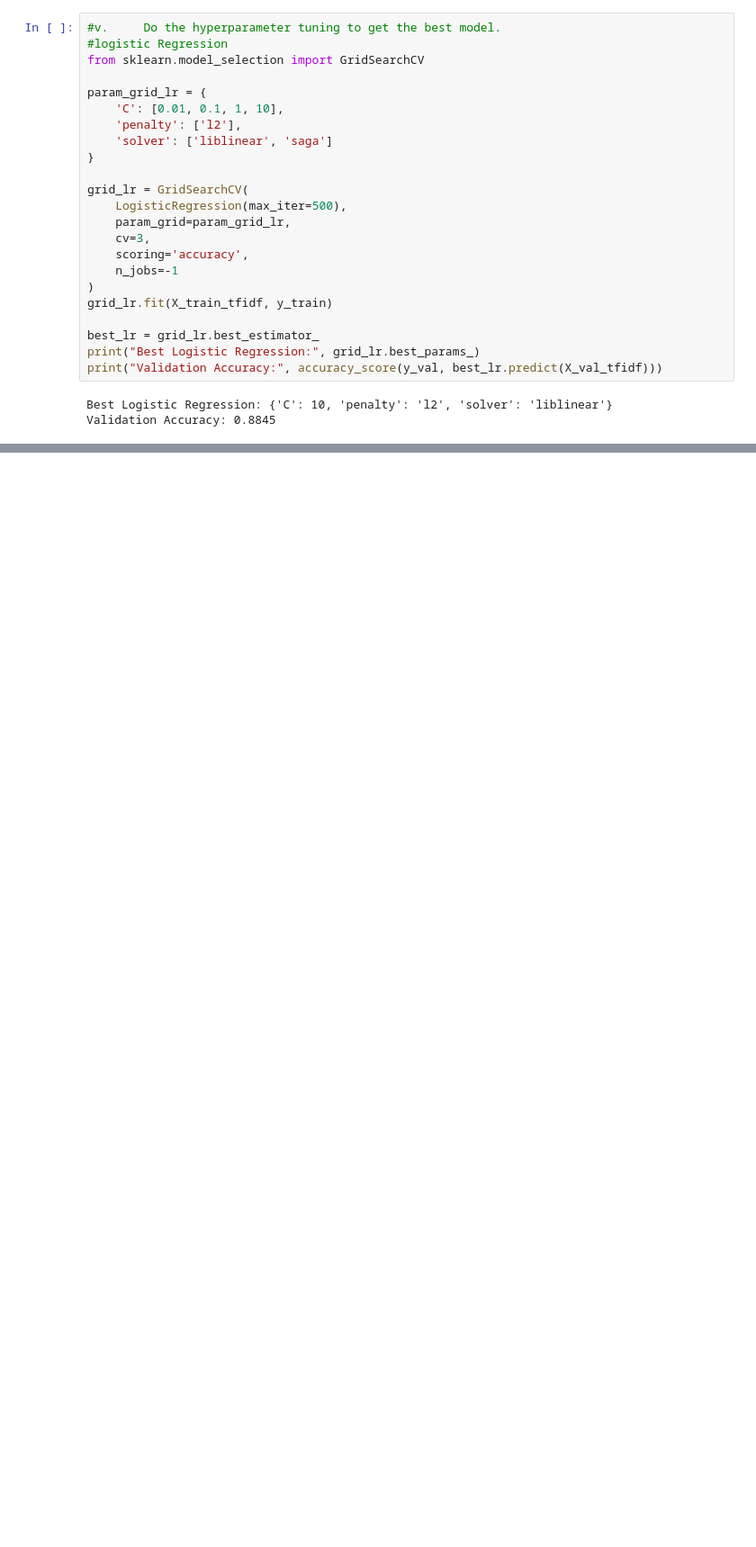
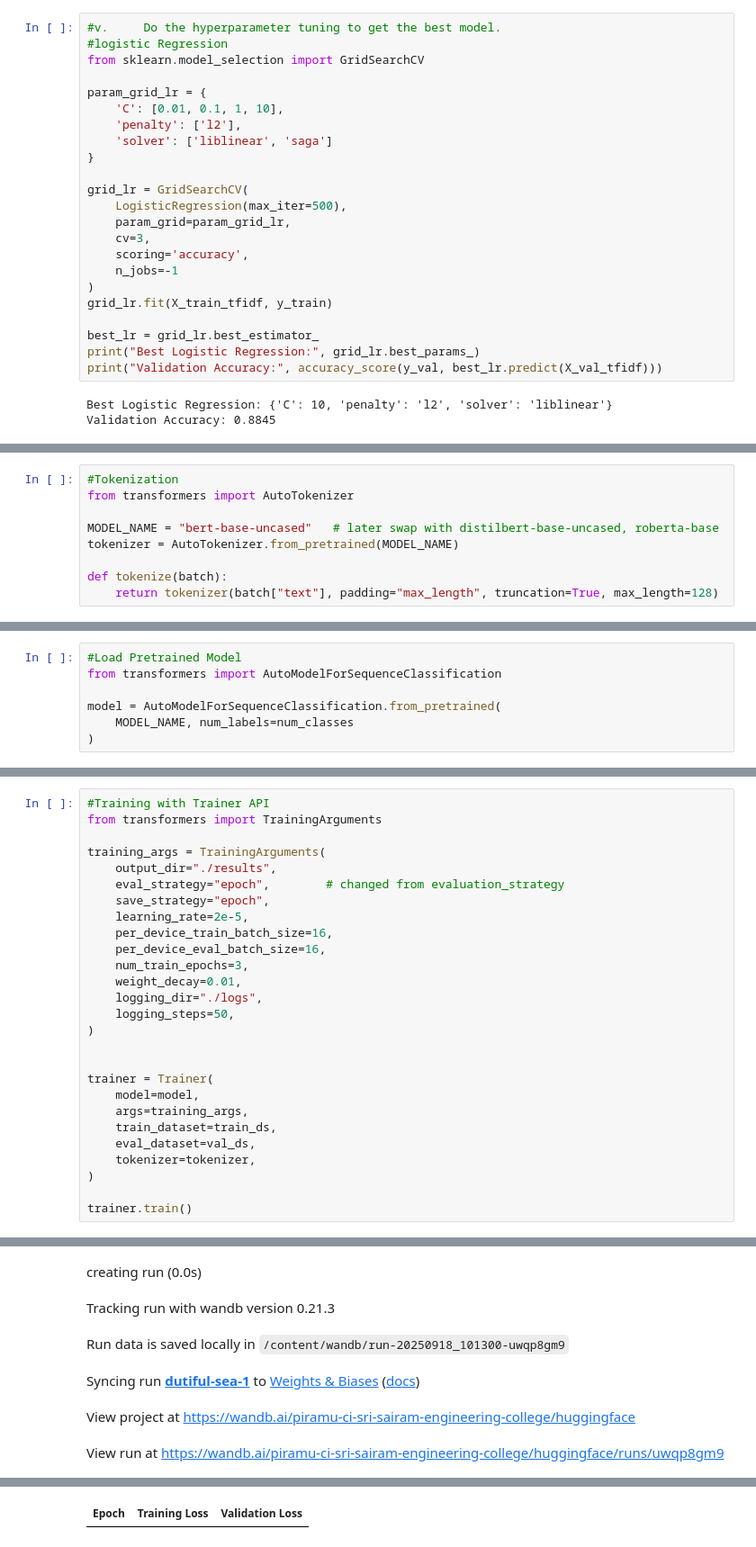
Before and after one commit to Piramu-Mahalingam/DS-Course-Assignment-1, a Jupyter notebook: Piramu M Assignment RNN-NLP.ipynb, the cells around one changed output, grey strips where cells are left out. Shown at 90% size. Drawn from its saved outputs; the diff is of its cells as text; blank space fills up the shorter version.

```diff
--- a/Piramu M Assignment RNN-NLP.ipynb
+++ b/Piramu M Assignment RNN-NLP.ipynb
@@ -451,0 +700,9 @@ print(results_df)
+# %%
+#Tokenization
+from transformers import AutoTokenizer
+
+MODEL_NAME = "bert-base-uncased"   # later swap with distilbert-base-uncased, roberta-base
+tokenizer = AutoTokenizer.from_pretrained(MODEL_NAME)
+
+def tokenize(batch):
+    return tokenizer(batch["text"], padding="max_length", truncation=True, max_length=128)
@@ -451,0 +730,7 @@ print(results_df)
+# %%
+#Load Pretrained Model
+from transformers import AutoModelForSequenceClassification
+
+model = AutoModelForSequenceClassification.from_pretrained(
+    MODEL_NAME, num_labels=num_classes
+)
@@ -451,0 +740,28 @@ print(results_df)
+# %%
+#Training with Trainer API
+from transformers import TrainingArguments
+
+training_args = TrainingArguments(
+    output_dir="./results",
+    eval_strategy="epoch",        # changed from evaluation_strategy
+    save_strategy="epoch",
+    learning_rate=2e-5,
+    per_device_train_batch_size=16,
+    per_device_eval_batch_size=16,
+    num_train_epochs=3,
+    weight_decay=0.01,
+    logging_dir="./logs",
+    logging_steps=50,
+)
+
+
+trainer = Trainer(
+    model=model,
+    args=training_args,
+    train_dataset=train_ds,
+    eval_dataset=val_ds,
+    tokenizer=tokenizer,
+)
+
+trainer.train()
+# %% [output]
@@ -451,0 +778,6 @@ print(results_df)
+creating run (0.0s)
+Tracking run with wandb version 0.21.3
+Run data is saved locally in /content/wandb/run-20250918_101300-uwqp8gm9
+Syncing run dutiful-sea-1 to Weights & Biases (docs)
+View project at https://wandb.ai/piramu-ci-sri-sairam-engineering-college/huggingface
+View run at https://wandb.ai/piramu-ci-sri-sairam-engineering-college/huggingface/runs/uwqp8gm9
@@ -451,0 +785 @@ print(results_df)
+| Epoch | Training Loss | Validation Loss |
```
Also changed, not shown: parts of 37 cells of this notebook.
